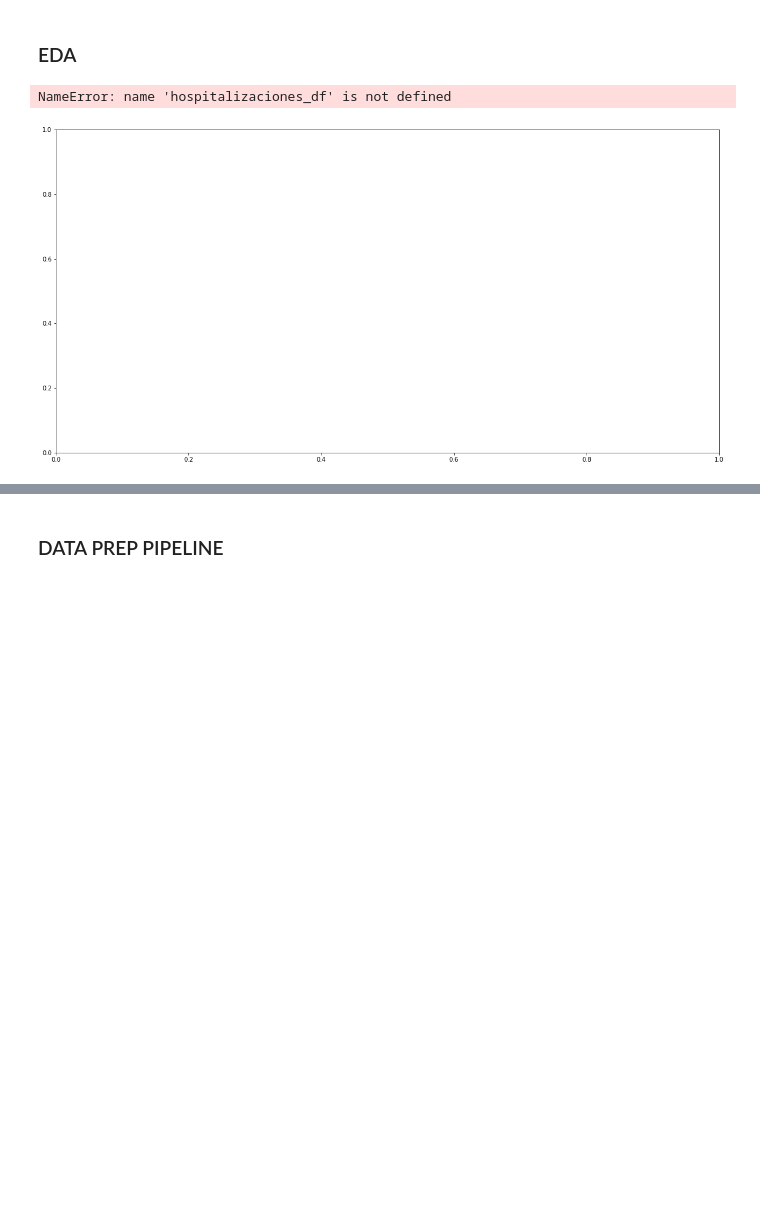
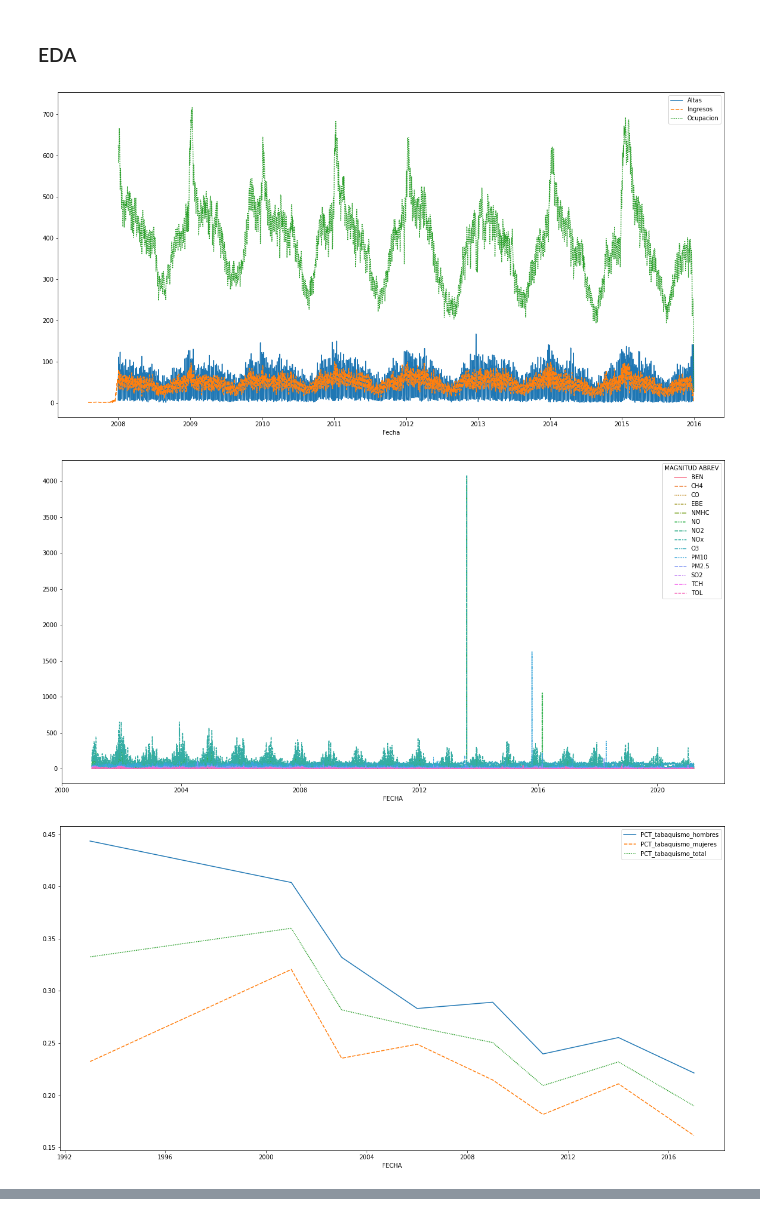
Before and after one commit to jmaestrerodriguez/sogooddata-madrid-salud-polucion, a Jupyter notebook: notebooks/poc.ipynb, the cells around one changed output, grey strips where cells are left out. Drawn from its saved outputs; the diff is of its cells as text; code cells hidden in the pictures; blank space fills up the shorter version.

```diff
--- a/notebooks/poc.ipynb
+++ b/notebooks/poc.ipynb
@@ -220,11 +220,10 @@ def etl_climatologia():
 # %% [markdown]
 ### ETL PIPELINE
 # %%
-"""hospitalizaciones_df = etl_hospitalizaciones()
+hospitalizaciones_df = etl_hospitalizaciones()
 calidad_aire_df = etl_calidad_aire()
 tabaquismo_df = etl_tabaquismo()
 polen_df = etl_polen()
-"""
 climatologia_df = etl_climatologia()
 # %% [output]
 {'descripcion': 'exito', 'estado': 200, 'datos': 'https://opendata.aemet.es/opendata/sh/8bfbad4c', 'metadatos': 'https://opendata.aemet.es/opendata/sh/b3aa9d28'}
@@ -257,17 +277,22 @@ join_sources_df = join_sources_df.join(climatologia_df, how= 'left')
 # %%
 fig_dims = (20, 10)
 fig, ax = plt.subplots(figsize=fig_dims)
 plot_cols = ['Altas','Ingresos','Ocupacion']
 sns.lineplot(data=hospitalizaciones_df[plot_cols], ax = ax);
 
 fig_dims = (20, 10)
 fig, ax = plt.subplots(figsize=fig_dims)
 sns.lineplot(data=calidad_aire_df, ax = ax);
 
 fig_dims = (20, 10)
 fig, ax = plt.subplots(figsize=fig_dims)
-filtro = tabaquismo_df['CCAA'] == 'Comunidad de Madrid'
+filtro = tabaquismo_df['CCAA'] == "Comunidad de Madrid"
 sns.lineplot(data=tabaquismo_df.loc[filtro], ax = ax);
+
+fig_dims = (20, 10)
+fig, ax = plt.subplots(figsize=fig_dims)
+sns.lineplot(data=climatologia_df, ax = ax);
 # %% [output]
-NameError: name 'hospitalizaciones_df' is not defined
-[figure, old version]
+[figure, new version]
+[figure, added]
+[figure, added]
@@ -274,2 +299,0 @@ NameError: name 'hospitalizaciones_df' is not defined
-# %% [markdown]
-### DATA PREP PIPELINE
```
Also changed, not shown: parts of 5 cells of this notebook.
